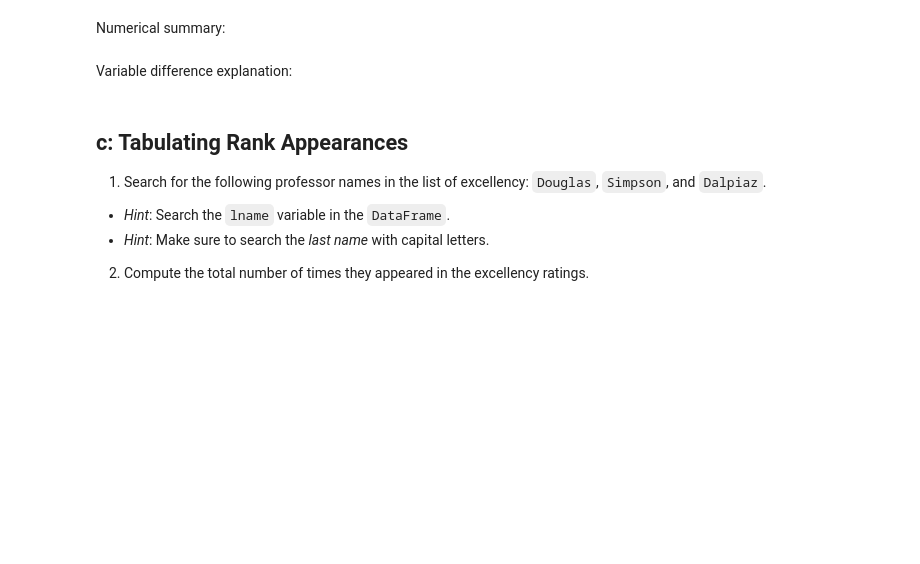
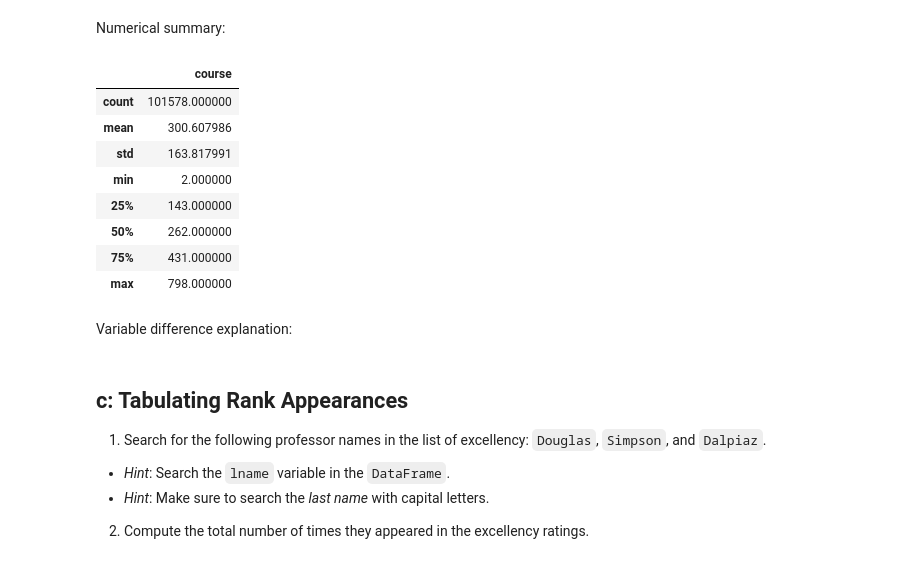
Before and after one commit to BrianLearnsToCode/Workshop-02, a Jupyter notebook: 1a_DataWrangling.ipynb, the cells around one changed output. Drawn from its saved outputs; the diff is of its cells as text; code cells hidden in the pictures; blank space fills up the shorter version.

```diff
--- a/1a_DataWrangling.ipynb
+++ b/1a_DataWrangling.ipynb
@@ -1260,6 +1398,17 @@ Data set overview:
 Numerical summary:
 # %%
 # Code
+sgd.describe()
+# %% [output]
+|  | course |
+| count | 101578.000000 |
+| mean | 300.607986 |
+| std | 163.817991 |
+| min | 2.000000 |
+| 25% | 143.000000 |
+| 50% | 262.000000 |
+| 75% | 431.000000 |
+| max | 798.000000 |
 # %% [markdown]
 Variable difference explanation:
 # %% [markdown]
```
Also changed, not shown: parts of 35 cells of this notebook, 2 other files.
